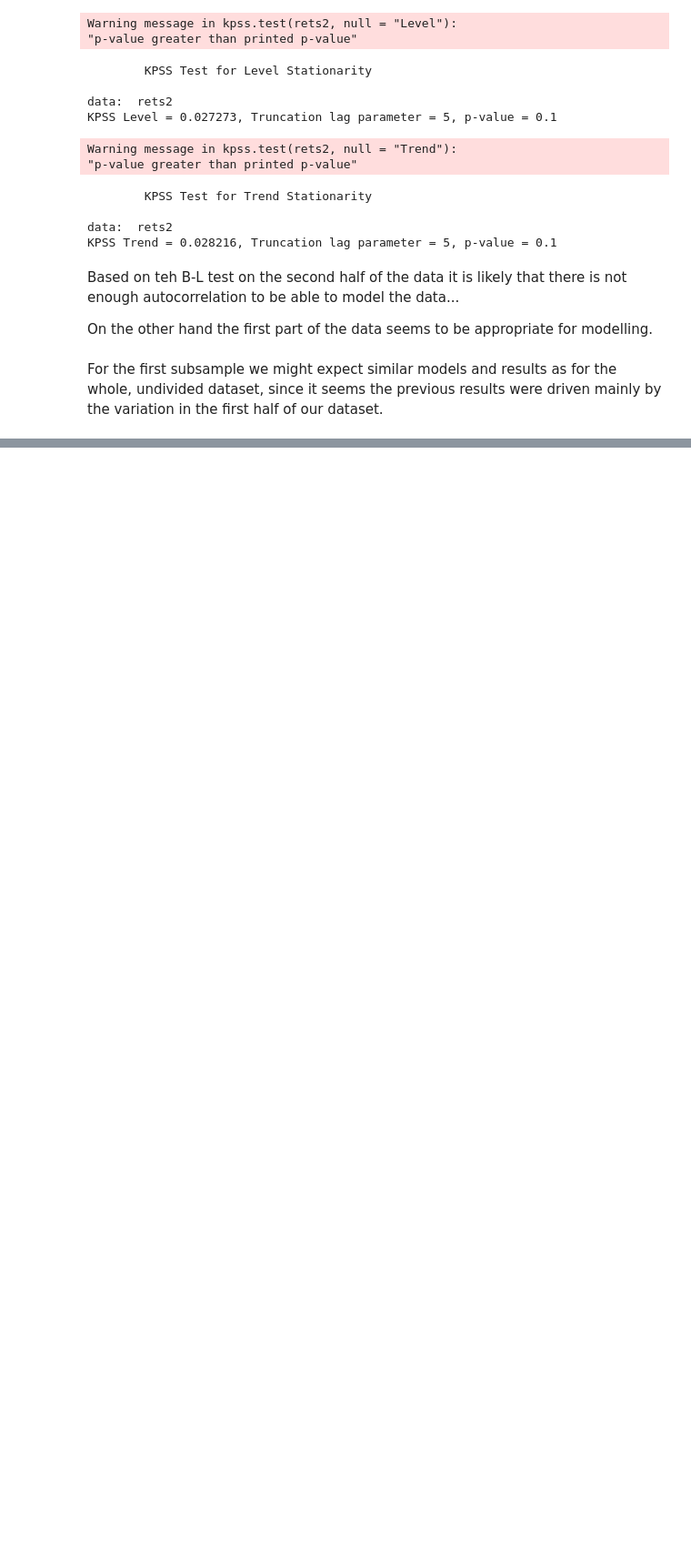
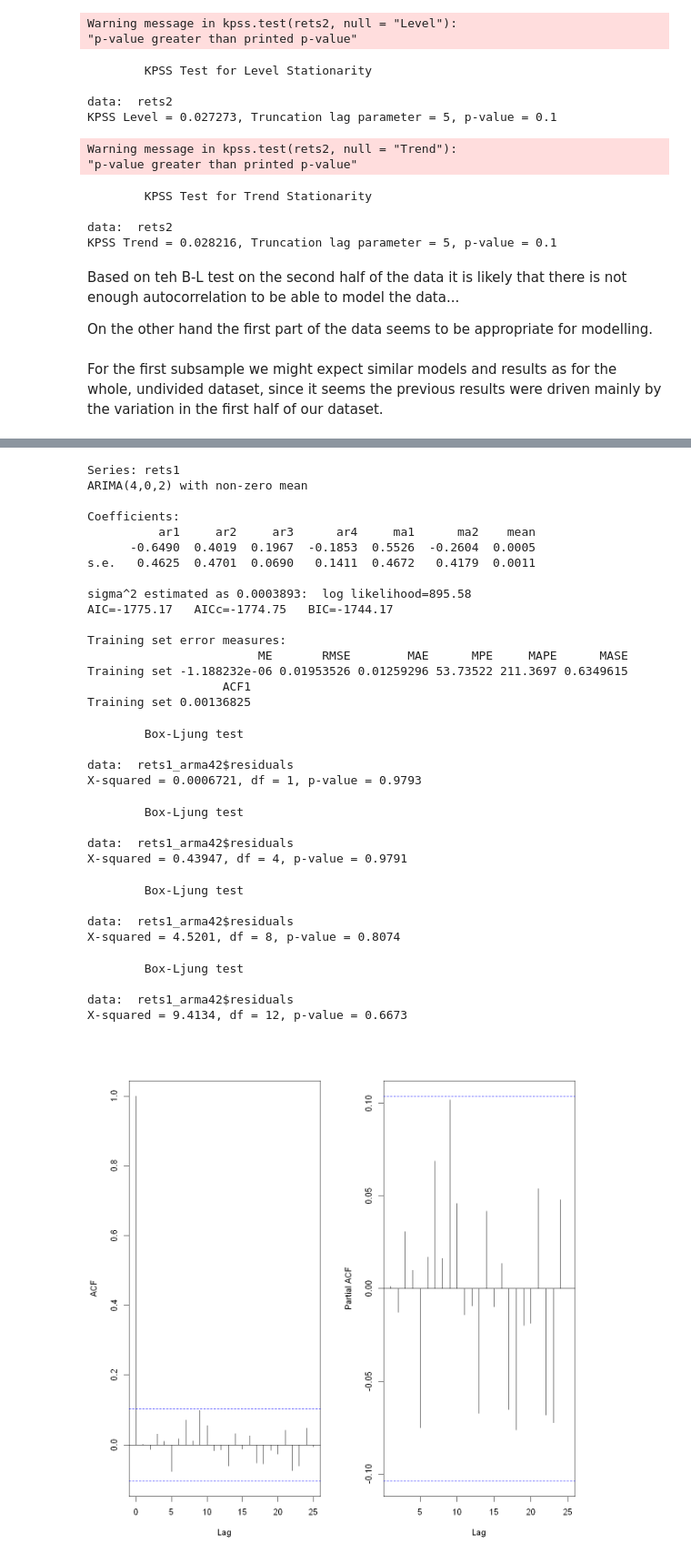
Before and after one commit to hawk-s/Financial_Econometrics, a Jupyter notebook: HA2/HA2_P2.ipynb, the cells around one changed output, grey strips where cells are left out. Shown: that part at 91% size. Cells and saved outputs as stored; diff of their text form; code cells hidden in the pictures; blank space fills up the shorter version.

```diff
--- a/HA2/HA2_P2.ipynb
+++ b/HA2/HA2_P2.ipynb
@@ -725,0 +947,47 @@ For the first subsample we might expect similar models and results as for the wh
+# %%
+library(forecast)
+rets1_arma42 <- Arima(rets1, order = c(4, 0, 2))
+summary (rets1_arma42)
+
+par(mfrow = c(1, 2))
+acf(rets1_arma42$residuals, main = NA)
+pacf(rets1_arma42$residuals, main = NA)
+
+Box.test(rets1_arma42$residuals, type = "Ljung-Box", lag = 1)
+Box.test(rets1_arma42$residuals, type = "Ljung-Box", lag = 4)
+Box.test(rets1_arma42$residuals, type = "Ljung-Box", lag = 8)
+Box.test(rets1_arma42$residuals, type = "Ljung-Box", lag = 12)
+# %% [output]
+Series: rets1
+ARIMA(4,0,2) with non-zero mean
+
+Coefficients:
+          ar1     ar2     ar3      ar4     ma1      ma2    mean
+      -0.6490  0.4019  0.1967  -0.1853  0.5526  -0.2604  0.0005
+s.e.   0.4625  0.4701  0.0690   0.1411  0.4672   0.4179  0.0011
+
+sigma^2 estimated as 0.0003893:  log likelihood=895.58
+AIC=-1775.17   AICc=-1774.75   BIC=-1744.17
+
+Training set error measures:
+                        ME       RMSE        MAE      MPE     MAPE      MASE
+Training set -1.188232e-06 0.01953526 0.01259296 53.73522 211.3697 0.6349615
+                   ACF1
+Training set 0.00136825
+        Box-Ljung test
+
+data:  rets1_arma42$residuals
+X-squared = 0.0006721, df = 1, p-value = 0.9793
+        Box-Ljung test
+
+data:  rets1_arma42$residuals
+X-squared = 0.43947, df = 4, p-value = 0.9791
+        Box-Ljung test
+
+data:  rets1_arma42$residuals
+X-squared = 4.5201, df = 8, p-value = 0.8074
+        Box-Ljung test
+
+data:  rets1_arma42$residuals
+X-squared = 9.4134, df = 12, p-value = 0.6673
+[figure, added]
```
Also changed, not shown: parts of 6 cells of this notebook.
